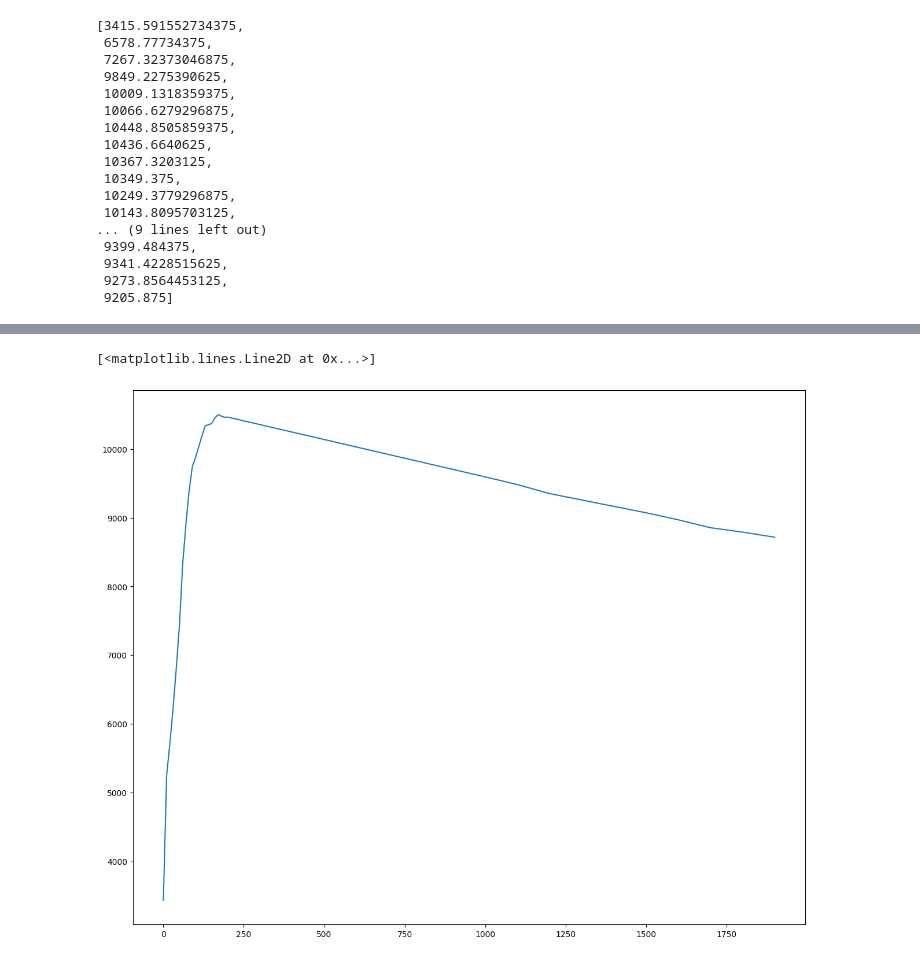
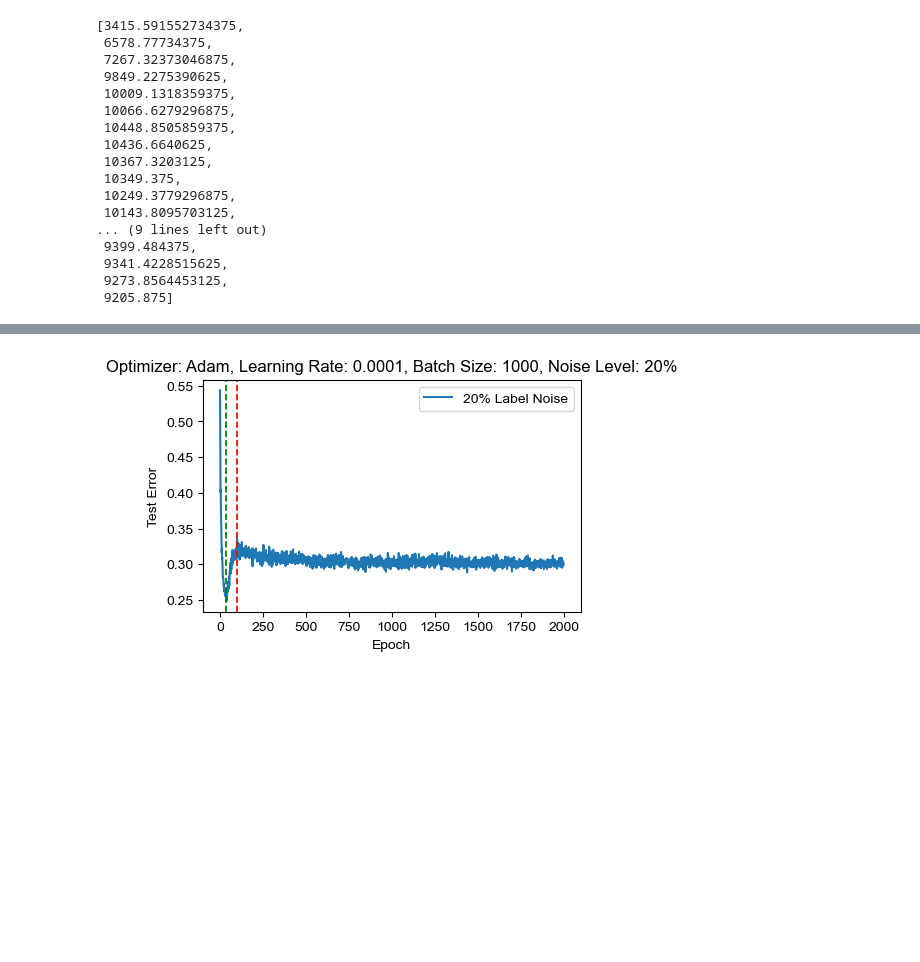
Before and after one commit to sienkus/slt-of-dd, a Jupyter notebook: ewdd/RLCT_estimatess.ipynb, the cells around one changed output, grey strips where cells are left out. Cells and saved outputs as stored; diff of their text form; code cells hidden in the pictures; blank space fills up the shorter version.

Commit message:
all llcs over time 20% label noise

```diff
--- a/ewdd/RLCT_estimatess.ipynb
+++ b/ewdd/RLCT_estimatess.ipynb
@@ -646,3 +641,0 @@ rlcts_path = '/Users/sienkadounia/lab/checkpoints/rlcts/ewdd/'
-# %%
-indice_list_1 = list(range(0, 100, 10))
-indice_list_1
@@ -651,3 +642,7 @@ indice_list_1
+# %%
+checkpoints_path = '/Users/sienkadounia/lab/ai-futures/Project/ewdd/'
+label_noise_path = '/Users/sienkadounia/lab/ai-futures/Project/label_noise/'
+rlcts_path = '/Users/sienkadounia/lab/checkpoints/rlcts/ewdd/'
 # %%
 # Let's define all the hyperparameters
 use_adam_op = True
@@ -1159,8 +1000,37 @@ for i in concerned:
     trace = torch.load(rlcts_path + checkpoint_llc)
     llc = trace['llc/means'][-1]
     llcs.append(llc)
-# %%
-plt.plot(concerned, llcs)
-# %% [output]
-[<matplotlib.lines.Line2D at 0x...>]
-[figure, removed]
+# %%
+ewdd_metrics = pd.read_csv('/Users/sienkadounia/lab/ai-futures/Project/ewdd/ewdd_metrics.csv')
+model_names = ['10% label noise - accuracy/test', '15% label noise - accuracy/test', '20% label noise - accuracy/test']
+df = []
+for i in model_names:
+  df.append(ewdd_metrics[i])
+df = pd.DataFrame(df)
+df = df.transpose()
+# %%
+epochs = list(range(0, 2000))
+optimi = 'SGD' if not use_adam_op else 'Adam'
+
+plt.figure(figsize = (some_multiplier_1 * WIDTH, some_multiplier_2 * HEIGHT))
+plt.plot(epochs, 1-df[model_names[-1]])
+min_index = np.argmin(1-df[model_names[-1]])
+rest =(1-df[model_names[2]])[min_index:]
+max_index = min_index + np.argmax(rest)
+plt.axvline(x=min_index, color='green', linestyle='--', linewidth = 1.25)
+plt.axvline(x=max_index, color='red', linestyle='--', linewidth = 1.25)
+plt.xlabel('Epoch')
+plt.ylabel('Test Error')
+plt.title(f'Optimizer: {optimi}, Learning Rate: {lr}, Batch Size: {batch_size}, Noise Level: 20%')
+plt.legend([f"20% Label Noise"], loc="upper right")
+seaborn.set_style("ticks")
+plt.rcParams["font.family"] = "Times"
+plt.rcParams['figure.dpi'] = 300
+plt.rc('xtick', labelsize=8)
+plt.rc('ytick', labelsize=8)
+plt.rc('axes', labelsize=8)
+plt.rc('legend', fontsize=8)
+plt.rc('axes', titlesize=10)
+plt.show()
+# %% [output]
+[figure, added]
```
Also changed, not shown: parts of 15 cells of this notebook.
